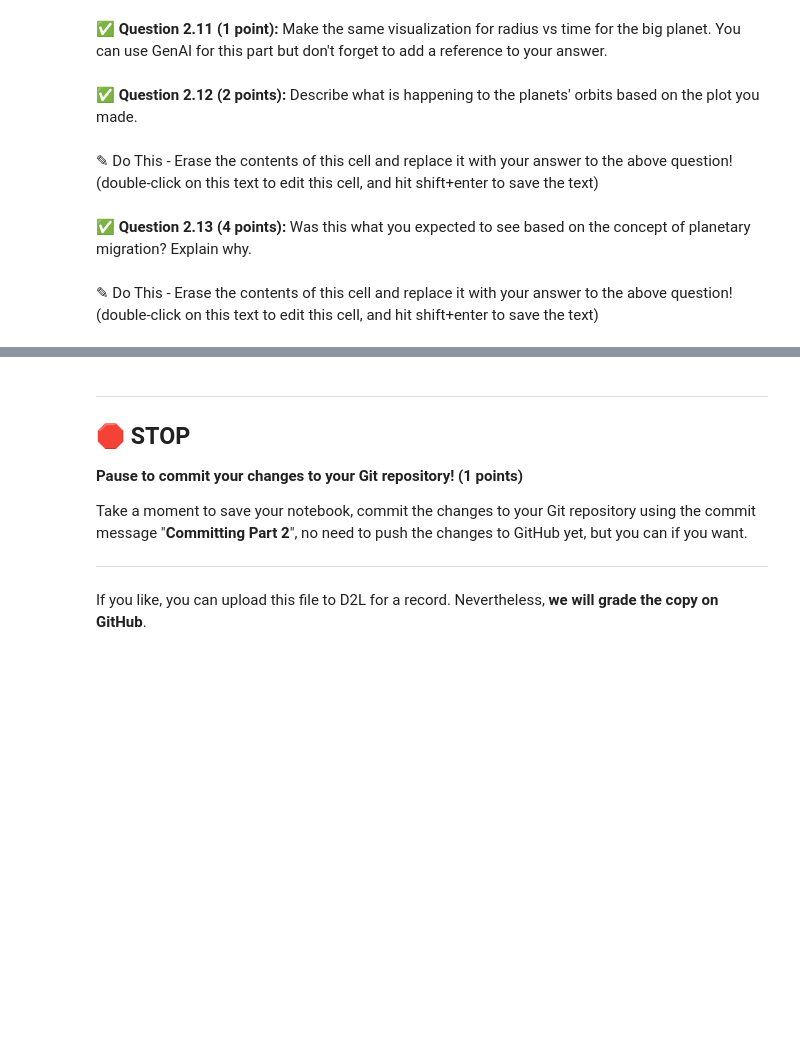
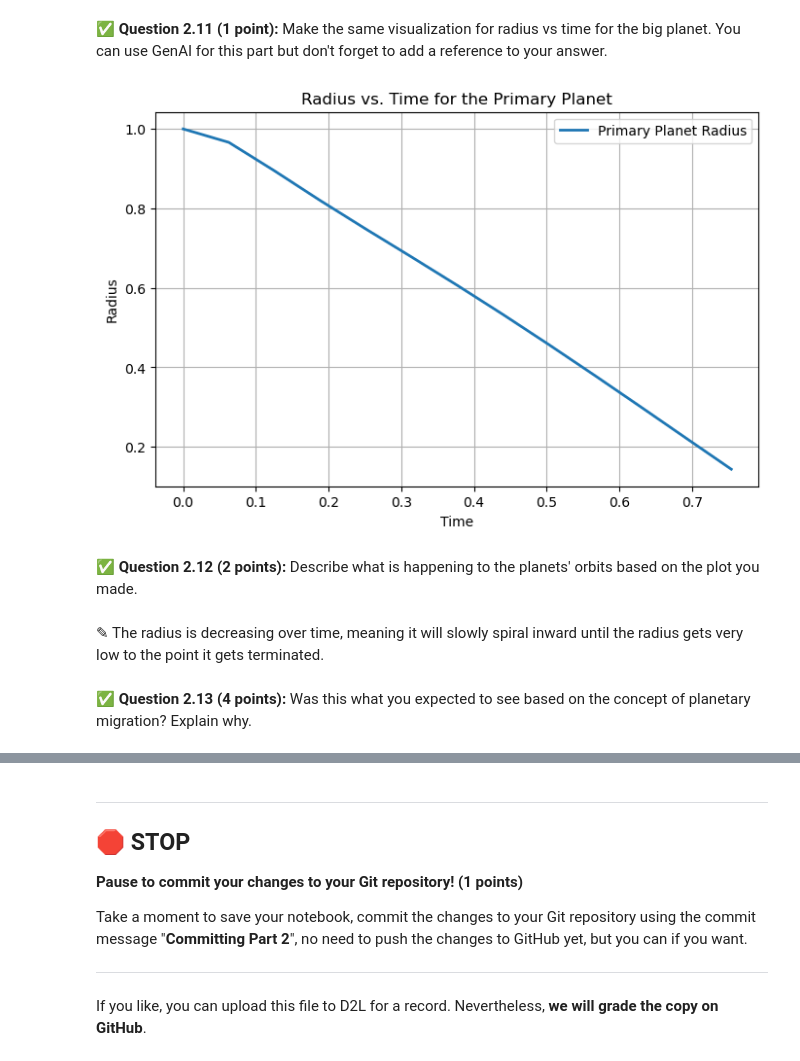
Before and after one commit to mcleesja/CMSE202-f25-turnin1, a Jupyter notebook: hw-02/HW02_Part1-Orbits-SS25-McLees.ipynb, the cells around one changed output, grey strips where cells are left out. Saved outputs shown, nothing was run; the diff lists cells and outputs as text; code cells hidden in the pictures; blank space fills up the shorter version.

```diff
--- a/hw-02/HW02_Part1-Orbits-SS25-McLees.ipynb
+++ b/hw-02/HW02_Part1-Orbits-SS25-McLees.ipynb
@@ -417,3 +533,13 @@ class System:
+# %%
+#your code here
+primary_planet = Planet(mass=150, radius=1, star_mass=400)
+other_planets = []
+for r in np.linspace(0.01, 0.7, 50):
+    other_planets.append(Planet(mass=0.1, radius=r, star_mass=400))
+planet_list = [primary_planet] + other_planets
+
+system = System(star_mass=400, planet_list=planet_list)
+system.evolve(time=10)
 # %% [markdown]
 ### Visualization
 # %% [markdown]
@@ -423,8 +547,24 @@ class System:
+# %%
+#your code here
+# Extract time and radius values for the primary planet from the system's plot_positions
+time_values = [entry[0] for entry in system.plot_positions]
+radius_values = [entry[1] for entry in system.plot_positions]
+
+# Create the plot
+plt.figure(figsize=(8, 5))
+plt.plot(time_values, radius_values, label="Primary Planet Radius", linewidth=2)
+plt.xlabel("Time")
+plt.ylabel("Radius")
+plt.title("Radius vs. Time for the Primary Planet")
+plt.legend()
+plt.grid(True)
+plt.show()
+#OpenAI. 2025. ChatGPT. Accessed March 18, 2025. https://openai.com/chatgpt.
+# %% [output]
+[figure, added]
 # %% [markdown]
 ✅ **Question 2.12 (2 points):** Describe what is happening to the planets' orbits based on the plot you made.
-# %% [markdown]
-✎ Do This - Erase the contents of this cell and replace it with your answer to the above question! (double-click on this text to edit this cell, and hit shift+enter to save the text)
+# %% [markdown]
+✎ The radius is decreasing over time, meaning it will slowly spiral inward until the radius gets very low to the point it gets terminated.
 # %% [markdown]
 ✅ **Question 2.13 (4 points):** Was this what you expected to see based on the concept of planetary migration? Explain why.
-# %% [markdown]
-✎ Do This - Erase the contents of this cell and replace it with your answer to the above question! (double-click on this text to edit this cell, and hit shift+enter to save the text)
```
Also changed, not shown: parts of 25 cells of this notebook.
